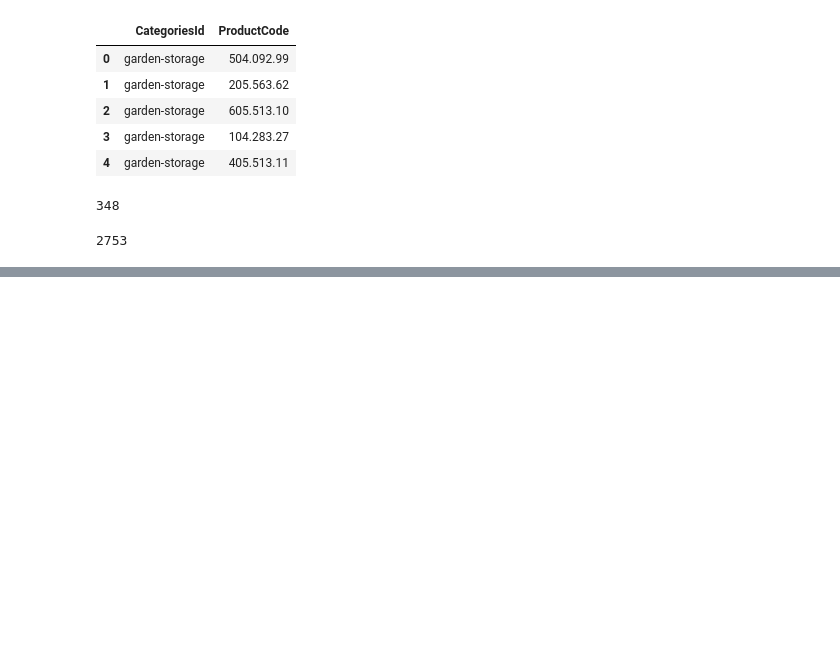
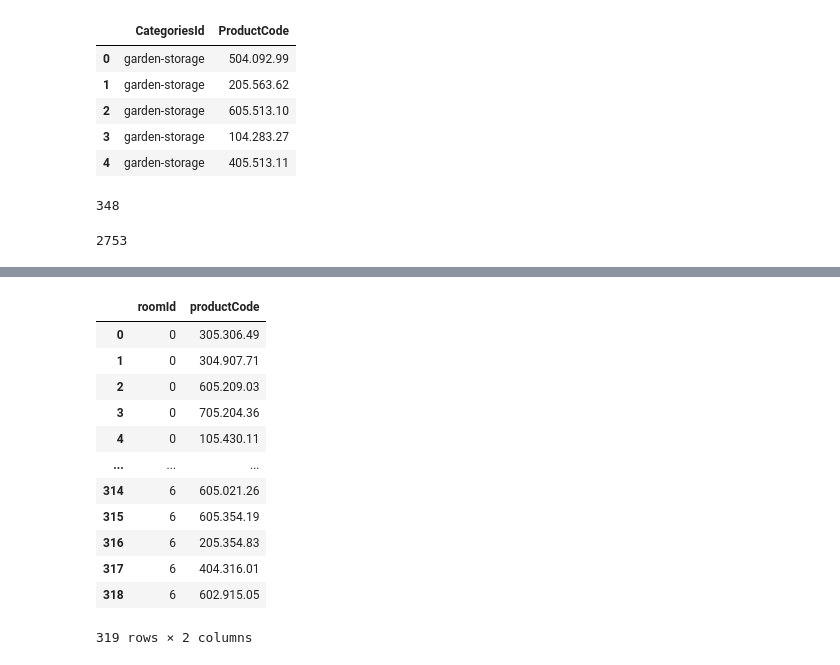
Before and after one commit to Andrew7y/IKEA_Project101, a Jupyter notebook: insertData.ipynb, the cells around one changed output, grey strips where cells are left out. Cells and saved outputs as stored; diff of their text form; code cells hidden in the pictures; blank space fills up the shorter version.

```diff
--- a/insertData.ipynb
+++ b/insertData.ipynb
@@ -380,0 +365,65 @@ ProductRoom
+# %%
+roomId = []
+productCode = []
+listSubImage = []
+i = 0
+
+for subImage in DataRoom['subImage']:
+    room_id = DataRoom['roomId'][i]
+    # print(subImage)
+    for k in subImage:
+        # print(k)
+        directory_path = "json/room/sub-img-rooms-data.json"
+        roomproduct = pd.read_json(directory_path)
+        # print(roomproduct)
+        # print(roomproduct[roomproduct['id'] == k]['subImg'].values[0])
+        # print(roomproduct[roomproduct['id'] == k]['productCode'].values)
+        for listproCode in roomproduct[roomproduct['id'] == k]['productCode'].values:
+            for proCode in listproCode:
+                roomId.append(room_id)
+                productCode.append(proCode)
+
+
+        subImageBase64 = roomproduct[roomproduct['id'] == k]['subImg'].values[0]
+        data = {
+            "subImageId" : k,
+            "subImageBase64" : subImageBase64,
+            "roomId" : room_id,
+        }
+
+        listSubImage.append(data)
+
+        # for k in range(len(roomproduct['productCode'])):
+        #     print()
+            # for proCode in k:
+            #     # print(proCode)
+            #     roomId.append(room_id)
+            #     productCode.append(proCode)
+            # print(k)
+            # break
+        # print(roomproduct['productCode'])
+        # break
+    i += 1
+    # break
+# print(i)
+
+ProductRoom = pd.DataFrame({
+    'roomId' : roomId,
+    'productCode' : productCode
+})
+
+ProductRoom
+# %% [output]
+|  | roomId | productCode |
+| 0 | 0 | 305.306.49 |
+| 1 | 0 | 304.907.71 |
+| 2 | 0 | 605.209.03 |
+| 3 | 0 | 705.204.36 |
+| 4 | 0 | 105.430.11 |
+| ... | ... | ... |
+| 314 | 6 | 605.021.26 |
+| 315 | 6 | 605.354.19 |
+| 316 | 6 | 205.354.83 |
+| 317 | 6 | 404.316.01 |
+| 318 | 6 | 602.915.05 |
+319 rows × 2 columns
```
Also changed, not shown: parts of 8 cells of this notebook, 6 other files.
